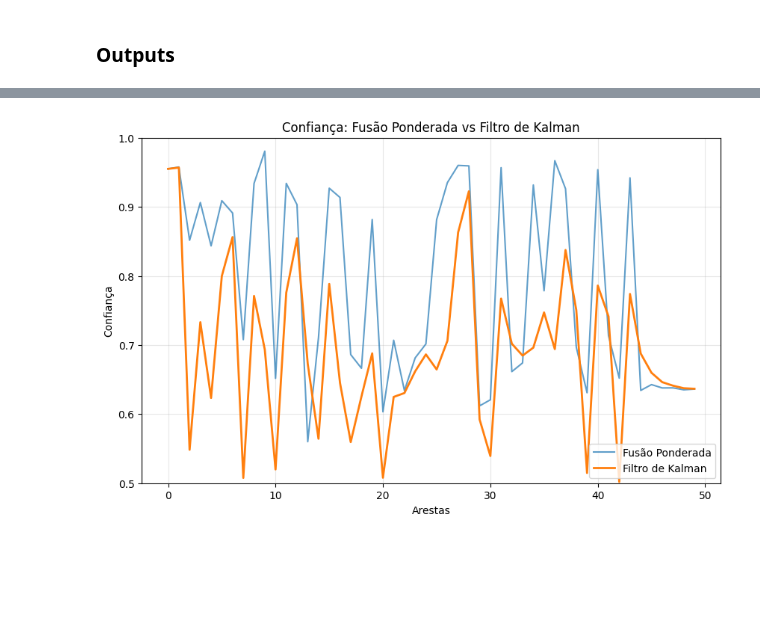
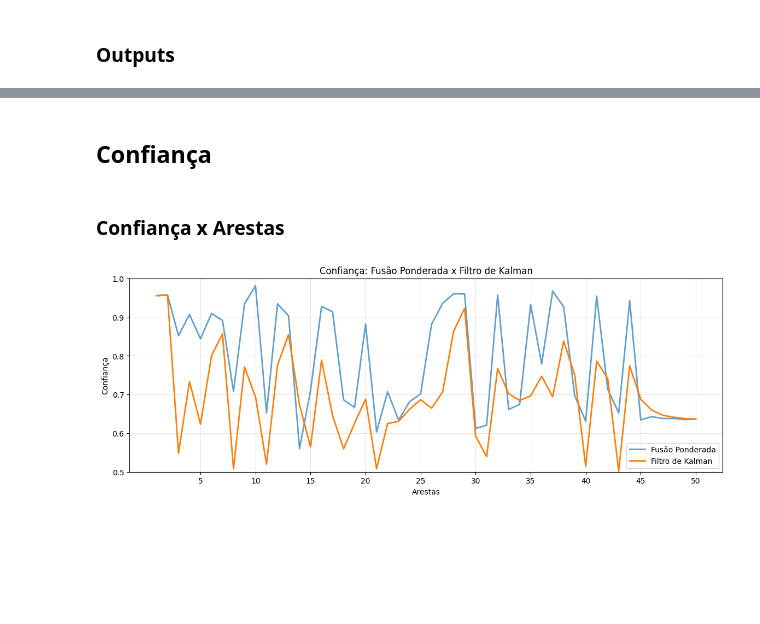
Before and after one commit to charlesluizmendes/RadnetFusion, a Jupyter notebook: src/7.results.ipynb, the cells around one changed output, grey strips where cells are left out. Saved outputs shown, nothing was run; the diff lists cells and outputs as text; code cells hidden in the pictures; blank space fills up the shorter version.

Commit message:
Alterando results

```diff
--- a/src/7.results.ipynb
+++ b/src/7.results.ipynb
@@ -31,21 +33,31 @@ kalman_output_confidence = kalman_output_df['confidence'].values
-# %%
-plt.figure(figsize=(10,6))
-
-plt.plot(fusion_output_confidence, label="Fusão Ponderada", alpha=0.7)
-plt.plot(kalman_output_confidence, label="Filtro de Kalman", linewidth=2)
-
-plt.title("Confiança: Fusão Ponderada vs Filtro de Kalman")
-plt.xlabel("Arestas")
-plt.ylabel("Confiança")
-
-plt.legend()
-plt.grid(True, alpha=0.3)
-plt.ylim(0.5, 1)
-
-plt.show()
-# %% [output]
-[figure, removed]
-# %% [markdown]
-###
-# %% [markdown]
-###
+# %% [markdown]
+## Confiança
+# %% [markdown]
+### Confiança x Arestas
+# %%
+x = np.arange(1, len(fusion_output_confidence)+1)
+
+plt.figure(figsize=(14, 4.6))
+
+plt.plot(x, fusion_output_confidence, label="Fusão Ponderada", alpha=0.7, linewidth=2)
+plt.plot(x, kalman_output_confidence, label="Filtro de Kalman", linewidth=2)
+
+plt.title("Confiança: Fusão Ponderada x Filtro de Kalman")
+plt.xlabel("Arestas")
+plt.ylabel("Confiança")
+
+N = len(fusion_output_confidence)
+xticks = list(np.arange(5, N+1, 5))
+if N not in xticks:
+    xticks.append(N)
+plt.xticks(xticks)
+
+plt.legend()
+plt.grid(True, alpha=0.3)
+plt.ylim(0.5, 1)
+
+os.makedirs("../results", exist_ok=True)
+plt.savefig('../results/confidence_fusion_kalman.png', dpi=300, bbox_inches='tight')
+plt.show()
+# %% [output]
+[figure, added]
```
Also changed, not shown: parts of 10 cells of this notebook, 13 other files.
